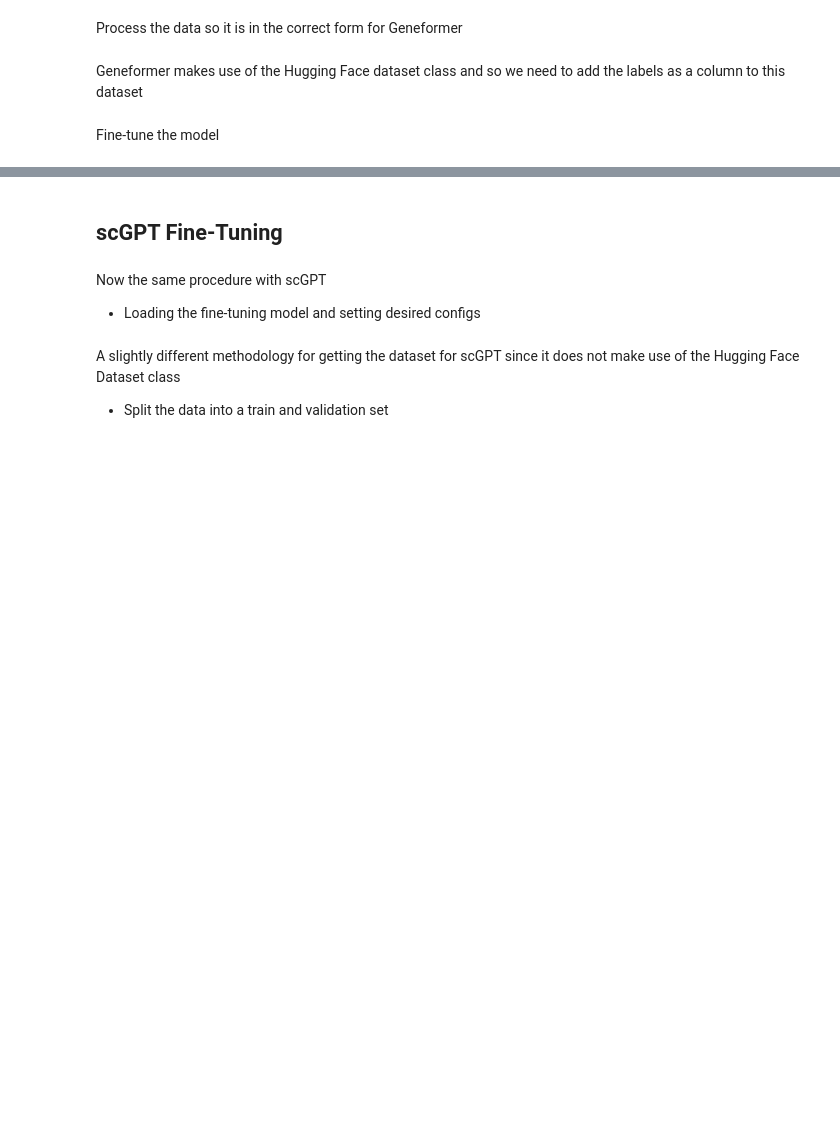
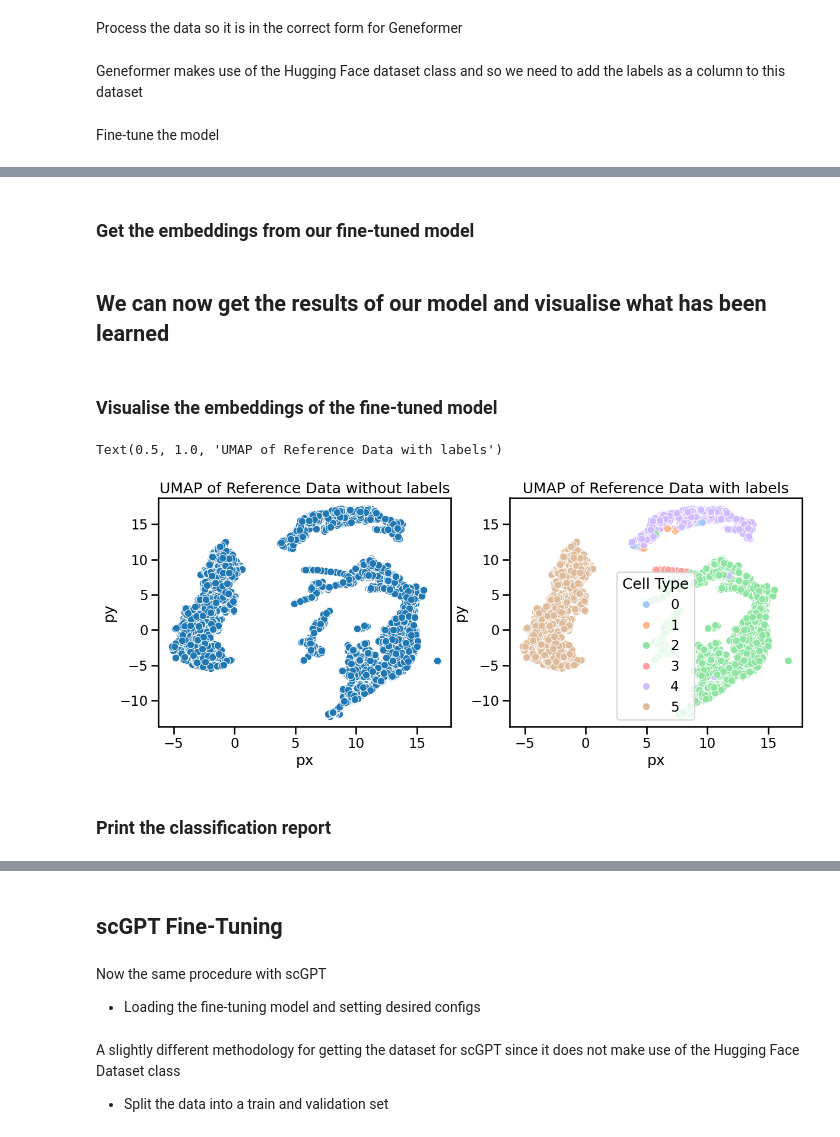
Before and after one commit to helicalAI/helical, a Jupyter notebook: examples/notebooks/Cell-Type-Classification-Fine-Tuning.ipynb, the cells around one changed output, grey strips where cells are left out. Drawn from its saved outputs; the diff is of its cells as text; code cells hidden in the pictures; blank space fills up the shorter version.

```diff
--- a/examples/notebooks/Cell-Type-Classification-Fine-Tuning.ipynb
+++ b/examples/notebooks/Cell-Type-Classification-Fine-Tuning.ipynb
@@ -71,5 +84,37 @@ geneformer_fine_tune.train(train_dataset=geneformer_train_dataset.shuffle(), val
 # %%
 outputs = geneformer_fine_tune.get_outputs(geneformer_test_dataset)
+# %% [markdown]
+### Get the embeddings from our fine-tuned model
+# %%
+embeddings = geneformer_fine_tune.get_embeddings(geneformer_test_dataset)
+# %% [markdown]
+## We can now get the results of our model and visualise what has been learned
+# %% [markdown]
+### Visualise the embeddings of the fine-tuned model
+# %%
+reducer = umap.UMAP(min_dist=0.2, n_components=2, n_epochs=None, n_neighbors=4)
+mapper = reducer.fit(embeddings)
+
+plot_df = pd.DataFrame(mapper.embedding_,columns=['px','py'])
+labels = geneformer_test_dataset["LVL1"]
+plot_df['Cell Type'] = labels
+
+
+# Create a matplotlib figure and axes
+fig, axs = plt.subplots(nrows=1, ncols=2, figsize=(14, 5))
+
+#plt.style.use("dark_background")
+
+sns.scatterplot(data = plot_df,x='px',y='py',sizes=(50,200),ax=axs[0],palette="pastel")
+axs[0].set_title('UMAP of Reference Data without labels')
+
+sns.scatterplot(data = plot_df,x='px',y='py',hue='Cell Type',sizes=(50,200),ax=axs[1],palette="pastel")
+axs[1].set_title('UMAP of Reference Data with labels')
+# %% [output]
+Text(0.5, 1.0, 'UMAP of Reference Data with labels')
+[figure, added]
+# %% [markdown]
+### Print the classification report
 # %%
 print(classification_report(cell_types_test,outputs.argmax(axis=1)))
 # %% [output]
```
Also changed, not shown: parts of 15 cells of this notebook, 1 other file.
